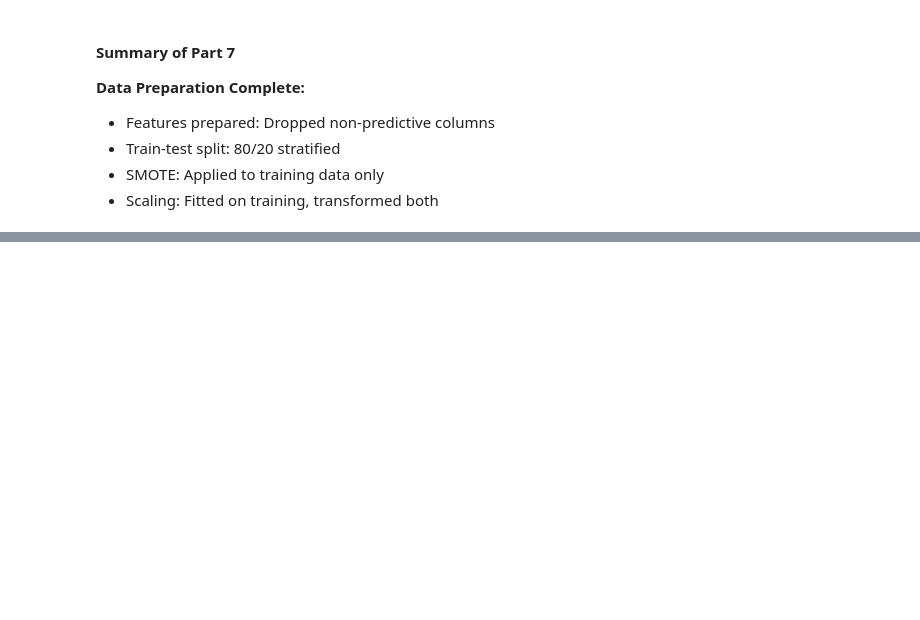
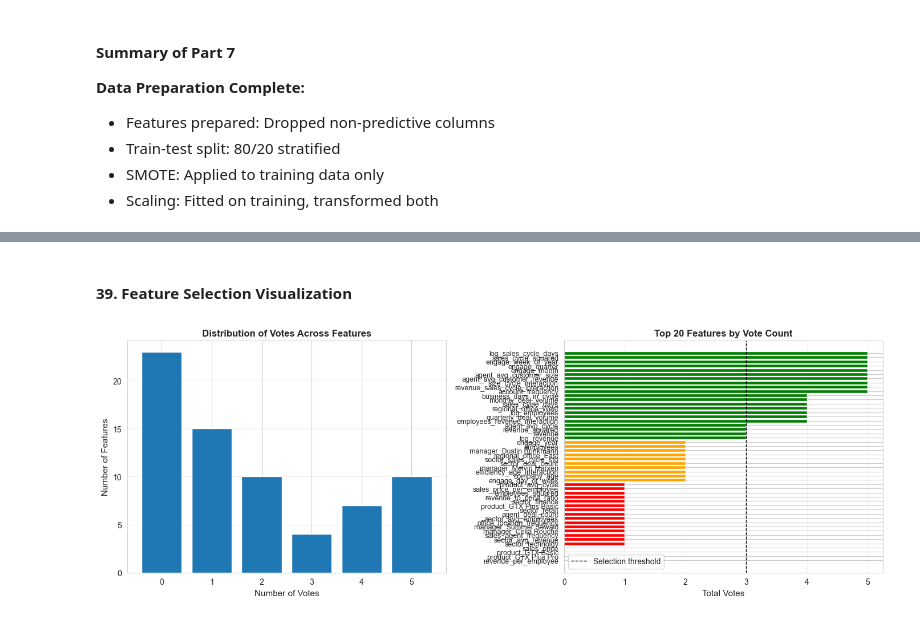
Before and after one commit to Pawan-Bhandari-1164198/1164198, a Jupyter notebook: assignment-3.ipynb, the cells around one changed output, grey strips where cells are left out. Cells and saved outputs as stored; diff of their text form; code cells hidden in the pictures; blank space fills up the shorter version.

Commit message:
feat: feature selections

```diff
--- a/assignment-3.ipynb
+++ b/assignment-3.ipynb
@@ -2841,0 +2858,13 @@ SCALING COMPLETE
+# %%
+print("Feature Selection - Data Preparation")
+print("="*70)
+
+# Get feature names (scaled data is numpy array, need column names)
+feature_names = X_classification.columns.tolist()
+print(f"\nTotal features to evaluate: {len(feature_names)}")
+print(f"Training samples (post-SMOTE): {X_train_clf_balanced.shape[0]}")
+print(f"Target classes: {len(np.unique(y_train_clf_balanced))}")
+
+# Convert scaled training data to DataFrame for easier manipulation
+X_train_df = pd.DataFrame(X_train_clf_scaled, columns=feature_names)
+X_test_df = pd.DataFrame(X_test_clf_scaled, columns=feature_names)
@@ -2841,0 +3243,34 @@ SCALING COMPLETE
+# %% [markdown]
+#### 39. Feature Selection Visualization
+# %%
+import matplotlib.pyplot as plt
+import seaborn as sns
+
+# Plot 1: Vote distribution
+fig, axes = plt.subplots(1, 2, figsize=(14, 5))
+
+# Histogram of votes
+axes[0].bar(range(6), [(feature_votes['total_votes'] == i).sum() for i in range(6)])
+axes[0].set_xlabel('Number of Votes', fontsize=11)
+axes[0].set_ylabel('Number of Features', fontsize=11)
+axes[0].set_title('Distribution of Votes Across Features', fontsize=12, fontweight='bold')
+axes[0].set_xticks(range(6))
+axes[0].grid(axis='y', alpha=0.3)
+
+# Top 30 features by votes
+top_30 = feature_votes.head(30)
+colors = ['green' if v >= 3 else 'orange' if v == 2 else 'red' for v in top_30['total_votes']]
+axes[1].barh(range(len(top_30)), top_30['total_votes'], color=colors)
+axes[1].set_yticks(range(len(top_30)))
+axes[1].set_yticklabels(top_30.index, fontsize=9)
+axes[1].set_xlabel('Total Votes', fontsize=11)
+axes[1].set_title('Top 20 Features by Vote Count', fontsize=12, fontweight='bold')
+axes[1].axvline(x=3, color='black', linestyle='--', linewidth=1, label='Selection threshold')
+axes[1].legend()
+axes[1].grid(axis='x', alpha=0.3)
+axes[1].invert_yaxis()
+
+plt.tight_layout()
+plt.show()
+# %% [output]
+[figure, added]
```
Also changed, not shown: parts of 15 cells of this notebook, 1 other file.
